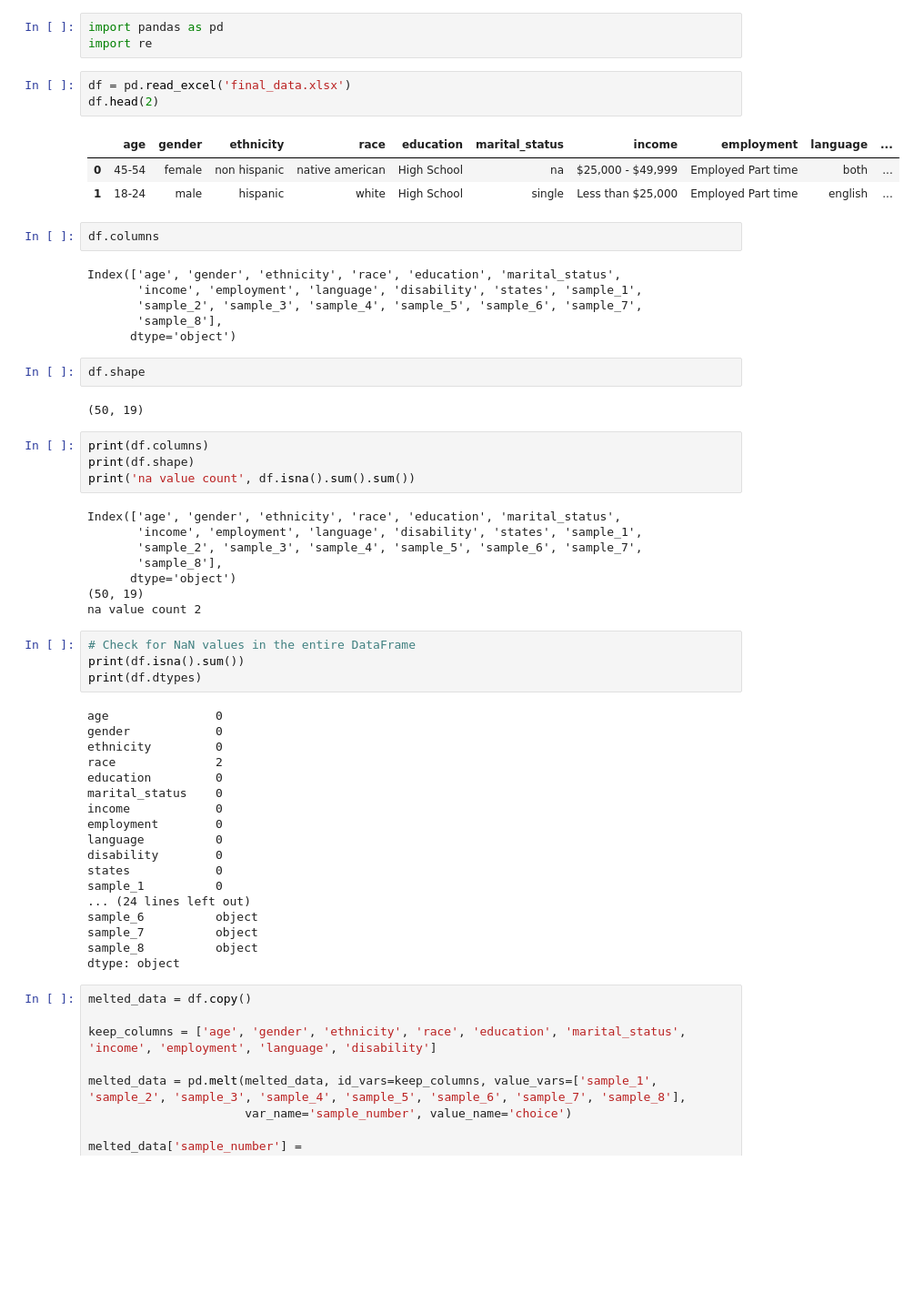
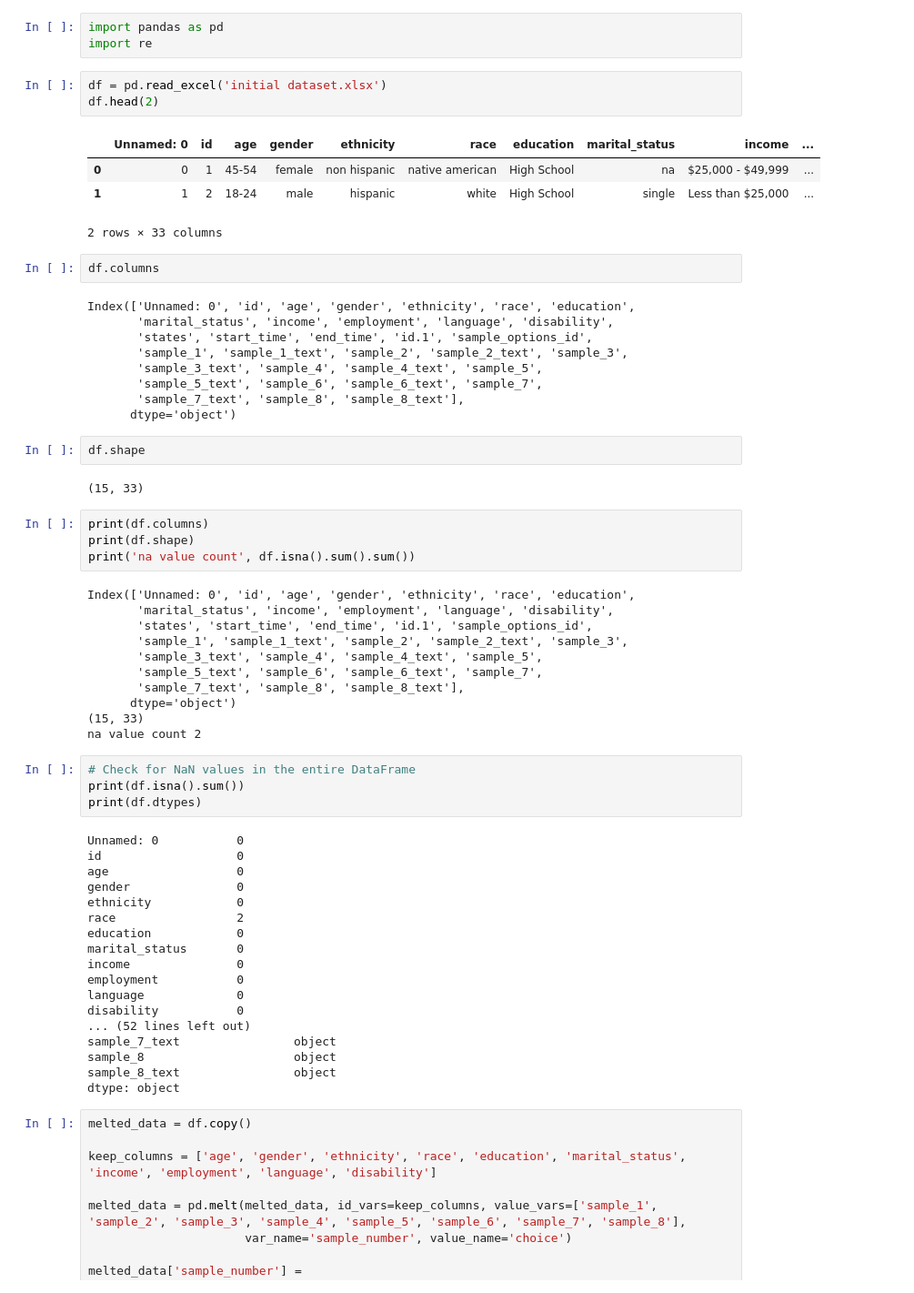
Before and after one commit to esoto15/text-tone-preference-analysis, a Jupyter notebook: data-analysis.ipynb, the cells around one changed output. Shown at 91% size. Drawn from its saved outputs; the diff is of its cells as text; blank space fills up the shorter version.

```diff
--- a/data-analysis.ipynb
+++ b/data-analysis.ipynb
@@ -4,57 +4,64 @@
 import pandas as pd
 import re
 # %%
-df = pd.read_excel('final_data.xlsx')
+df = pd.read_excel('initial dataset.xlsx')
 df.head(2)
 # %% [output]
-|  | age | gender | ethnicity | race | education | marital_status | income | employment | language | ... |
-| 0 | 45-54 | female | non hispanic | native american | High School | na | $25,000 - $49,999 | Employed Part time | both | ... |
-| 1 | 18-24 | male | hispanic | white | High School | single | Less than $25,000 | Employed Part time | english | ... |
+|  | Unnamed: 0 | id | age | gender | ethnicity | race | education | marital_status | income | ... |
+| 0 | 0 | 1 | 45-54 | female | non hispanic | native american | High School | na | $25,000 - $49,999 | ... |
+| 1 | 1 | 2 | 18-24 | male | hispanic | white | High School | single | Less than $25,000 | ... |
+2 rows × 33 columns
 # %%
 df.columns
 # %% [output]
-Index(['age', 'gender', 'ethnicity', 'race', 'education', 'marital_status',
-       'income', 'employment', 'language', 'disability', 'states', 'sample_1',
-       'sample_2', 'sample_3', 'sample_4', 'sample_5', 'sample_6', 'sample_7',
-       'sample_8'],
+Index(['Unnamed: 0', 'id', 'age', 'gender', 'ethnicity', 'race', 'education',
+       'marital_status', 'income', 'employment', 'language', 'disability',
+       'states', 'start_time', 'end_time', 'id.1', 'sample_options_id',
+       'sample_1', 'sample_1_text', 'sample_2', 'sample_2_text', 'sample_3',
+       'sample_3_text', 'sample_4', 'sample_4_text', 'sample_5',
+       'sample_5_text', 'sample_6', 'sample_6_text', 'sample_7',
+       'sample_7_text', 'sample_8', 'sample_8_text'],
       dtype='object')
 # %%
 df.shape
 # %% [output]
-(50, 19)
+(15, 33)
 # %%
 print(df.columns)
 print(df.shape)
 print('na value count', df.isna().sum().sum())
 # %% [output]
-Index(['age', 'gender', 'ethnicity', 'race', 'education', 'marital_status',
-       'income', 'employment', 'language', 'disability', 'states', 'sample_1',
-       'sample_2', 'sample_3', 'sample_4', 'sample_5', 'sample_6', 'sample_7',
-       'sample_8'],
+Index(['Unnamed: 0', 'id', 'age', 'gender', 'ethnicity', 'race', 'education',
+       'marital_status', 'income', 'employment', 'language', 'disability',
+       'states', 'start_time', 'end_time', 'id.1', 'sample_options_id',
+       'sample_1', 'sample_1_text', 'sample_2', 'sample_2_text', 'sample_3',
+       'sample_3_text', 'sample_4', 'sample_4_text', 'sample_5',
+       'sample_5_text', 'sample_6', 'sample_6_text', 'sample_7',
+       'sample_7_text', 'sample_8', 'sample_8_text'],
       dtype='object')
-(50, 19)
+(15, 33)
 na value count 2
 # %%
 # Check for NaN values in the entire DataFrame
 print(df.isna().sum())
 print(df.dtypes)
 # %% [output]
-age               0
-gender            0
-ethnicity         0
-race              2
-education         0
-marital_status    0
-income            0
-employment        0
-language          0
-disability        0
-states            0
-sample_1          0
-... (24 lines left out)
-sample_6          object
-sample_7          object
-sample_8          object
+Unnamed: 0           0
+id                   0
+age                  0
+gender               0
+ethnicity            0
+race                 2
+education            0
+marital_status       0
+income               0
+employment           0
+language             0
+disability           0
+... (52 lines left out)
+sample_7_text                object
+sample_8                     object
+sample_8_text                object
 dtype: object
 # %%
 melted_data = df.copy()
```
Also changed, not shown: parts of 10 cells of this notebook, 1 other file.
